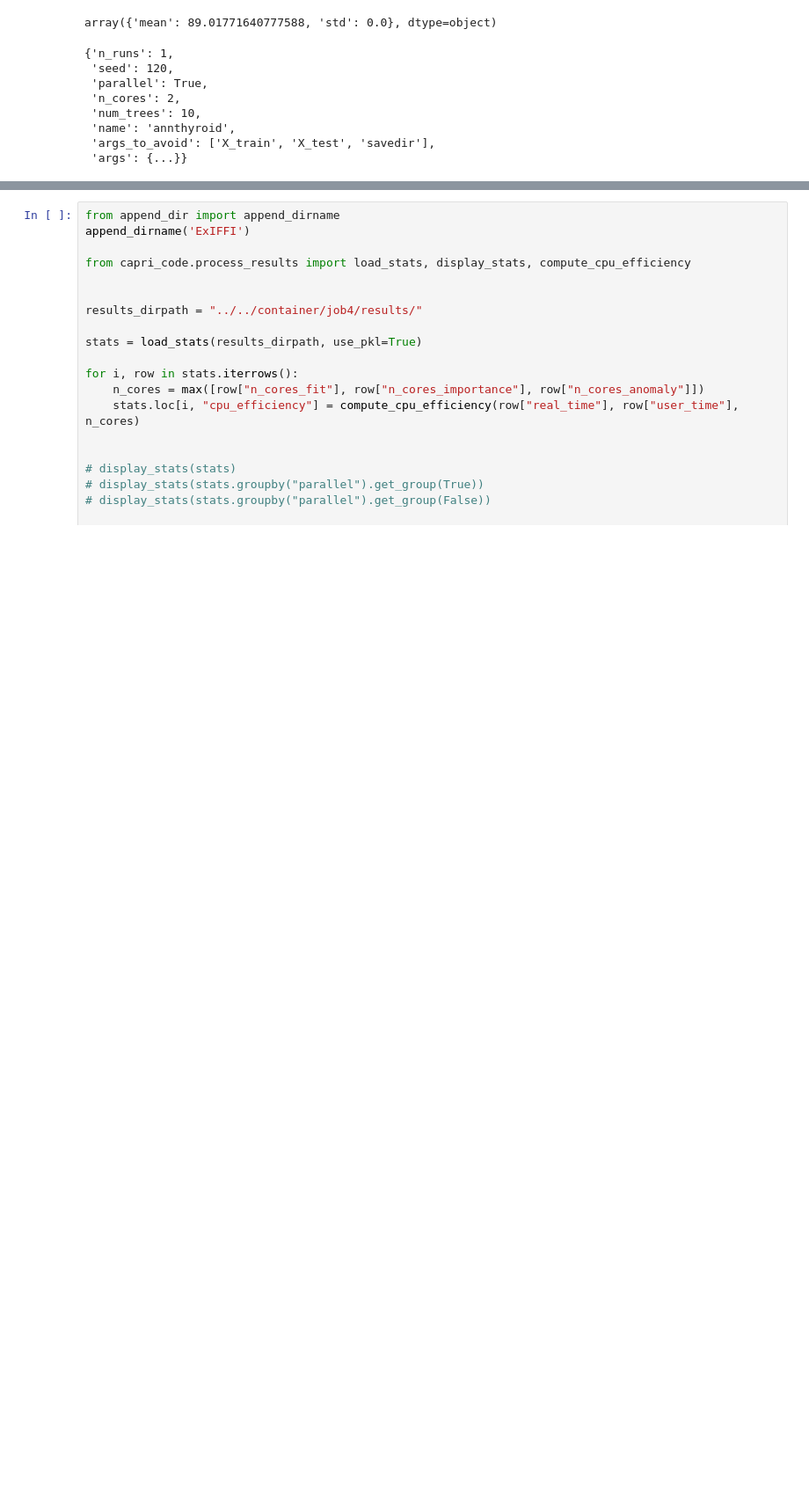
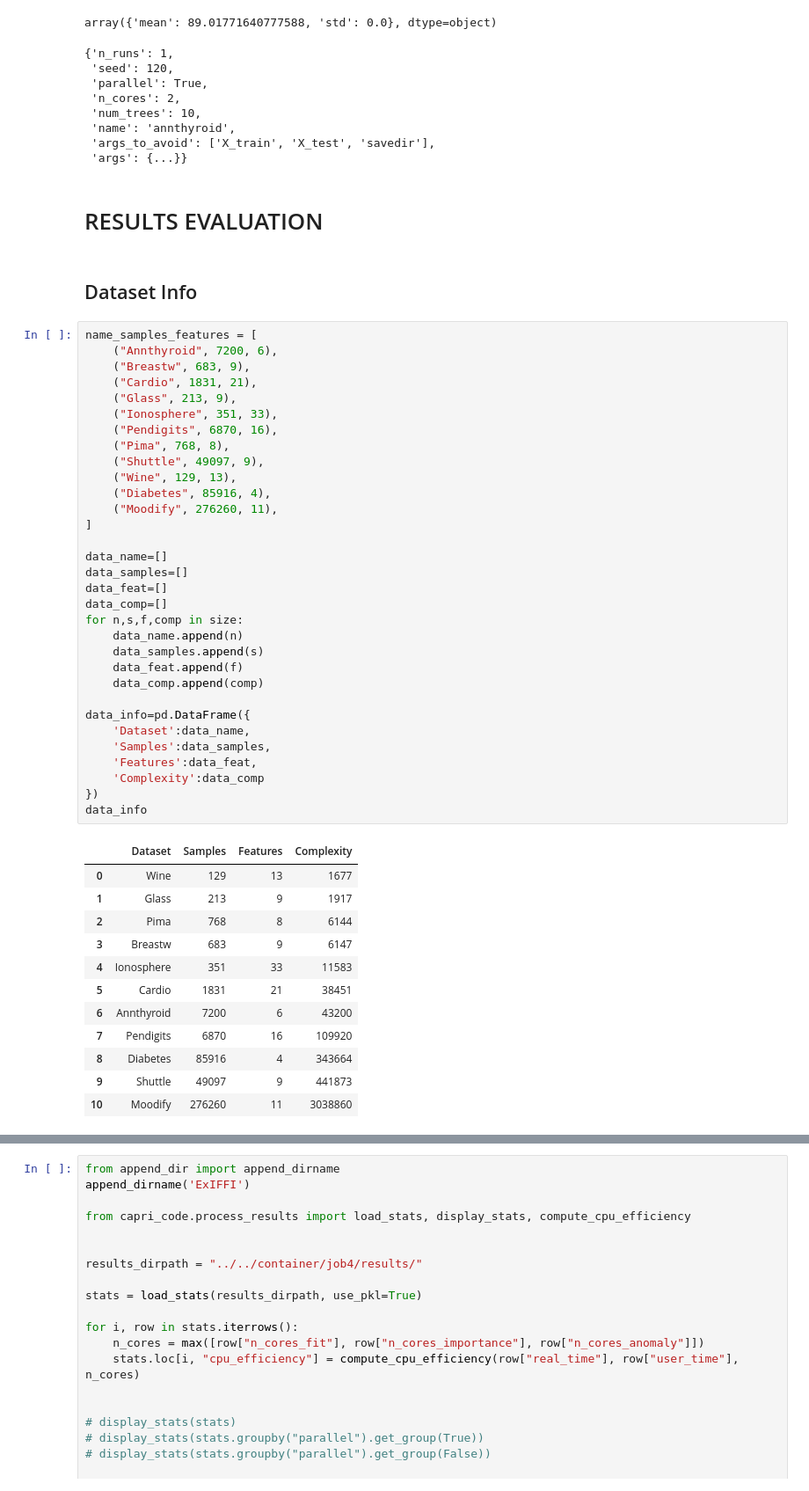
Before and after one commit to francesco-borsatti-unipd/ExIFFI, a Jupyter notebook: notebooks/Test_Parallel.ipynb, the cells around one changed output, grey strips where cells are left out. Shown at 88% size. Saved outputs shown, nothing was run; the diff lists cells and outputs as text; blank space fills up the shorter version.

```diff
--- a/notebooks/Test_Parallel.ipynb
+++ b/notebooks/Test_Parallel.ipynb
@@ -362,4 +362,53 @@ array({'mean': 89.01771640777588, 'std': 0.0}, dtype=object)
  'name': 'annthyroid',
  'args_to_avoid': ['X_train', 'X_test', 'savedir'],
  'args': {...}}
+# %% [markdown]
+# RESULTS EVALUATION
+# %% [markdown]
+## Dataset Info
+# %%
+name_samples_features = [
+    ("Annthyroid", 7200, 6),
+    ("Breastw", 683, 9),
+    ("Cardio", 1831, 21),
+    ("Glass", 213, 9),
+    ("Ionosphere", 351, 33),
+    ("Pendigits", 6870, 16),
+    ("Pima", 768, 8),
+    ("Shuttle", 49097, 9),
+    ("Wine", 129, 13),
+    ("Diabetes", 85916, 4),
+    ("Moodify", 276260, 11),
+]
+
+data_name=[]
+data_samples=[]
+data_feat=[]
+data_comp=[]
+for n,s,f,comp in size:
+    data_name.append(n)
+    data_samples.append(s)
+    data_feat.append(f)
+    data_comp.append(comp)
+
+data_info=pd.DataFrame({
+    'Dataset':data_name,
+    'Samples':data_samples,
+    'Features':data_feat,
+    'Complexity':data_comp
+})
+data_info
+# %% [output]
+|  | Dataset | Samples | Features | Complexity |
+| 0 | Wine | 129 | 13 | 1677 |
+| 1 | Glass | 213 | 9 | 1917 |
+| 2 | Pima | 768 | 8 | 6144 |
+| 3 | Breastw | 683 | 9 | 6147 |
+| 4 | Ionosphere | 351 | 33 | 11583 |
+| 5 | Cardio | 1831 | 21 | 38451 |
+| 6 | Annthyroid | 7200 | 6 | 43200 |
+| 7 | Pendigits | 6870 | 16 | 109920 |
+| 8 | Diabetes | 85916 | 4 | 343664 |
+| 9 | Shuttle | 49097 | 9 | 441873 |
+| 10 | Moodify | 276260 | 11 | 3038860 |
 # %% [markdown]
```
Also changed, not shown: parts of 55 cells of this notebook.
